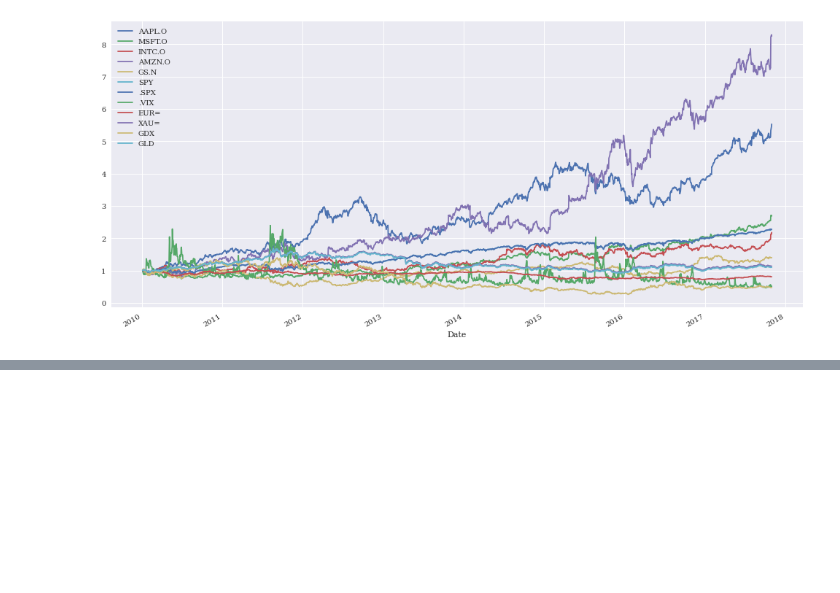
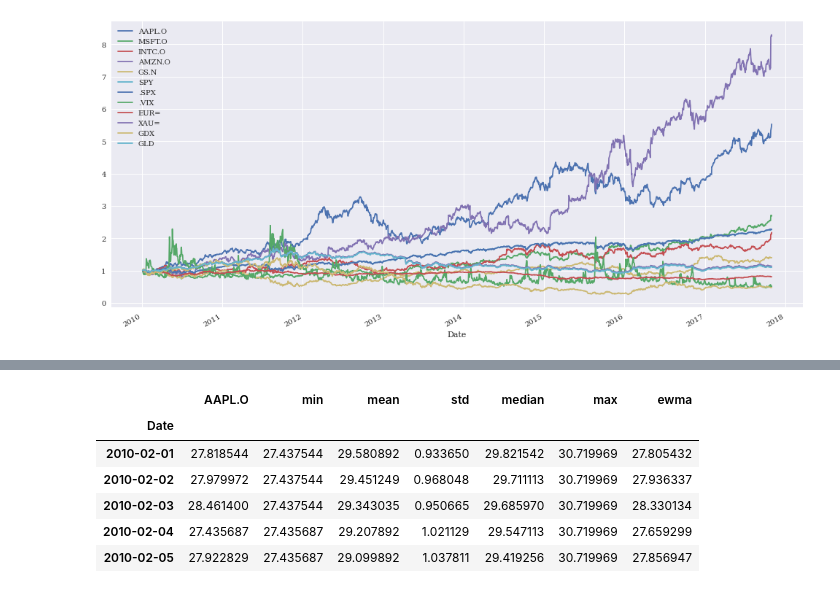
Before and after one commit to GeorgeMavroidis/PythonForFinance, a Jupyter notebook: 5. Financial Time Series.ipynb, the cells around one changed output, grey strips where cells are left out. Saved outputs shown, nothing was run; the diff lists cells and outputs as text; code cells hidden in the pictures; blank space fills up the shorter version.

```diff
--- a/5. Financial Time Series.ipynb
+++ b/5. Financial Time Series.ipynb
@@ -202,0 +242,18 @@ rets.cumsum().apply(np.exp).plot(figsize=(17,8)) # Plots the cumulative log retu
+# %%
+window = 20 # Defines the window (The number of index values to include)
+data['min'] = data[sym].rolling(window=window).min() # Calculates the rolling minimum value
+data['mean'] = data[sym].rolling(window=window).mean() # The rolling mean value
+data['std'] = data[sym].rolling(window=window).std() # The rolling standard deviation
+data['median'] = data[sym].rolling(window=window).median() # The rolling median value
+data['max'] = data[sym].rolling(window=window).max() # Rolling maximum value
+data['ewma'] = data[sym].ewm(halflife=0.5, min_periods=window).mean() # Calculates the exponentially weighted moving average
+
+data.dropna().head()
+# %% [output]
+|  | AAPL.O | min | mean | std | median | max | ewma |
+| Date |  |  |  |  |  |  |  |
+| 2010-02-01 | 27.818544 | 27.437544 | 29.580892 | 0.933650 | 29.821542 | 30.719969 | 27.805432 |
+| 2010-02-02 | 27.979972 | 27.437544 | 29.451249 | 0.968048 | 29.711113 | 30.719969 | 27.936337 |
+| 2010-02-03 | 28.461400 | 27.437544 | 29.343035 | 0.950665 | 29.685970 | 30.719969 | 28.330134 |
+| 2010-02-04 | 27.435687 | 27.435687 | 29.207892 | 1.021129 | 29.547113 | 30.719969 | 27.659299 |
+| 2010-02-05 | 27.922829 | 27.435687 | 29.099892 | 1.037811 | 29.419256 | 30.719969 | 27.856947 |
```
Also changed, not shown: parts of 9 cells of this notebook.
